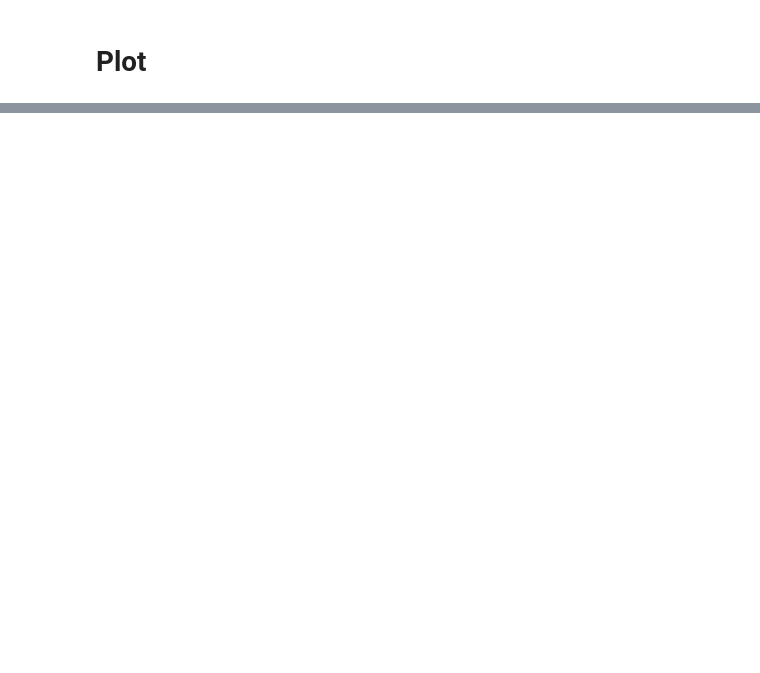
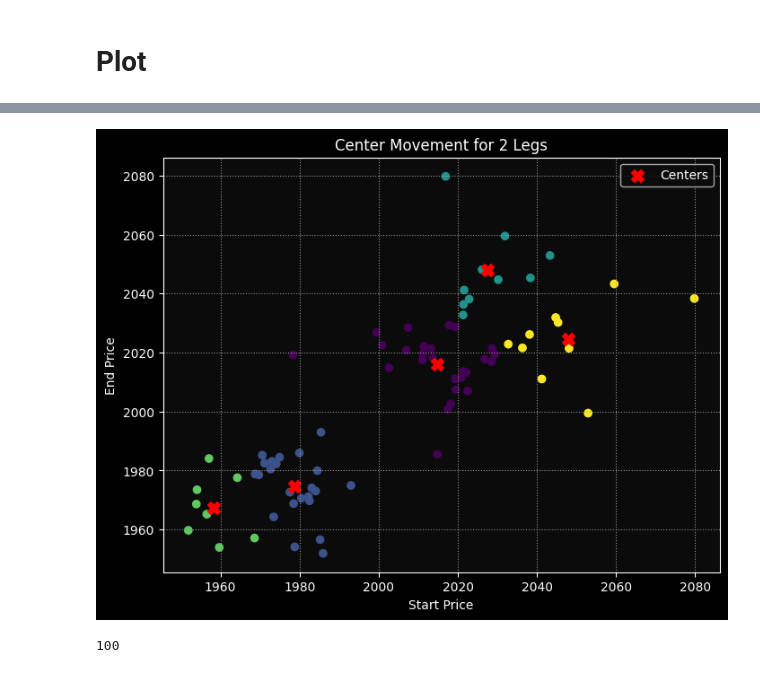
Before and after one commit to an9979/AML_04, a Jupyter notebook: HW04 - Materials/PriceExtraction.ipynb, the cells around one changed output, grey strips where cells are left out. Saved outputs shown, nothing was run; the diff lists cells and outputs as text; code cells hidden in the pictures; blank space fills up the shorter version.

```diff
--- a/HW04 - Materials/PriceExtraction.ipynb
+++ b/HW04 - Materials/PriceExtraction.ipynb
@@ -199,0 +334,25 @@ mpf.plot(data[-strat_candle-data_window:-strat_candle], type='candle', style=s,
+# %%
+from sklearn.cluster import KMeans
+import matplotlib.pyplot as plt
+
+num_clusters = 5
+
+# Run K-means and plot patterns for each dataset
+for num_legs, dataset in datasets.items():
+    if num_legs == 2:
+        X = dataset[:, 2:4]  # Use only start price and end price for clustering
+        kmeans = KMeans(n_clusters=num_clusters)
+        labels = kmeans.fit_predict(X)
+        centers = kmeans.cluster_centers_
+
+        # Plot center movement
+        plt.figure(figsize=(8, 6))
+        plt.title(f'Center Movement for {num_legs} Legs')
+        plt.scatter(X[:, 0], X[:, 1], c=labels, cmap='viridis')
+        plt.scatter(centers[:, 0], centers[:, 1], c='red', marker='X', s=100, label='Centers')
+        plt.xlabel('Start Price')
+        plt.ylabel('End Price')
+        plt.legend()
+        plt.show()
+# %% [output]
+[figure, added]
@@ -199,0 +376,20 @@ mpf.plot(data[-strat_candle-data_window:-strat_candle], type='candle', style=s,
+# %%
+centerHistory1=[]
+centerHistory2=[]
+centerHistory3=[]
+centerHistory4=[]
+centerHistory5=[]
+for _,i in centershistory.items():
+    # for j in i:
+    #   print(j)
+    centerHistory1.append(i[0].tolist())
+    centerHistory2.append(i[1].tolist())
+    centerHistory3.append(i[2].tolist())
+    centerHistory4.append(i[3].tolist())
+    centerHistory5.append(i[4].tolist())
+
+
+len(centerHistory1)
+# centerHistory2
+# %% [output]
+100
```
Also changed, not shown: parts of 13 cells of this notebook.
